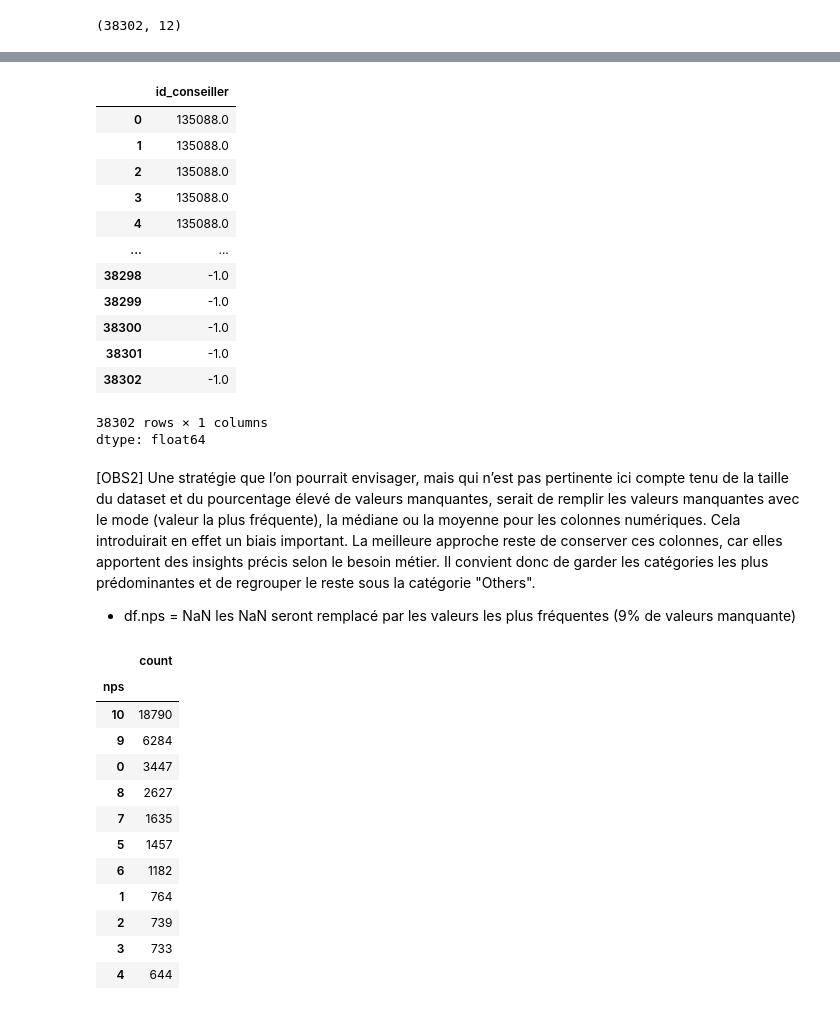
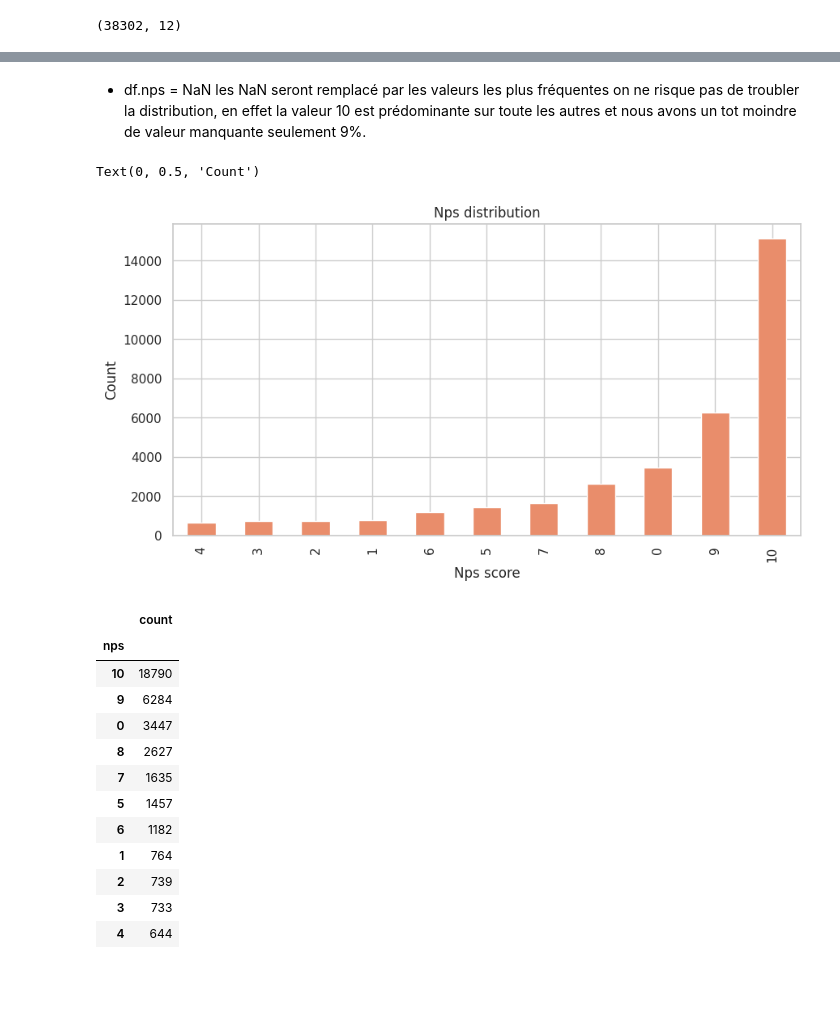
Before and after one commit to forSplinter/free_llm_2026_Intership, a Jupyter notebook: EDA_Preprocesing.ipynb, the cells around one changed output, grey strips where cells are left out. Cells and saved outputs as stored; diff of their text form; code cells hidden in the pictures; blank space fills up the shorter version.

```diff
--- a/EDA_Preprocesing.ipynb
+++ b/EDA_Preprocesing.ipynb
@@ -157,26 +165,3 @@ df['date_contact'] = pd.to_datetime(df['date_contact'], format='%Y-%m-%d')
-# %%
-#don't give any releavent insight need to be drop or fillna(-1)
-df['id_conseiller'].value_counts()
-df['id_conseiller'].fillna(-1)
-# %% [output]
-|  | id_conseiller |
-| 0 | 135088.0 |
-| 1 | 135088.0 |
-| 2 | 135088.0 |
-| 3 | 135088.0 |
-| 4 | 135088.0 |
-| ... | ... |
-| 38298 | -1.0 |
-| 38299 | -1.0 |
-| 38300 | -1.0 |
-| 38301 | -1.0 |
-| 38302 | -1.0 |
-38302 rows × 1 columns
-dtype: float64
-# %% [markdown]
-[OBS2] Une stratégie que l’on pourrait envisager, mais qui n’est pas pertinente ici compte tenu de la taille du dataset et du pourcentage élevé de valeurs manquantes, serait de remplir les valeurs manquantes avec le mode (valeur la plus fréquente), la médiane ou la moyenne pour les colonnes numériques. Cela introduirait en effet un biais important. La meilleure approche reste de conserver ces colonnes, car elles apportent des insights précis selon le besoin métier. Il convient donc de garder les catégories les plus prédominantes et de regrouper le reste sous la catégorie "Others".
-
-* df.nps = NaN les NaN seront remplacé par les valeurs les plus fréquentes (9% de valeurs manquante)
 # %%
 for col in ['nom_departement', 'nom_region', 'canal', 'du_societe_label', 'offer_label']:
   df[col] = df[col].fillna('unknown')
@@ -185,6 +170,17 @@ for col in ['nom_departement', 'nom_region', 'offer_label', 'du_societe_label',
   counts = df[col].value_counts()
   _ = counts[counts < 50].index
   df[col] = df[col].replace(_, 'Other')
+# %% [markdown]
+* df.nps = NaN les NaN seront remplacé par les valeurs les plus fréquentes on ne risque pas de troubler la distribution, en effet la valeur 10 est prédominante sur toute les autres et nous avons un tot moindre de valeur manquante seulement 9%.
+# %%
+ax = df['nps'].value_counts().sort_values()\
+    .plot(kind='bar', title='Nps distribution',
+          figsize=(10, 5),)
+ax.set_xlabel('Nps score')
+ax.set_ylabel('Count')
+# %% [output]
+Text(0, 0.5, 'Count')
+[figure, added]
 # %%
 df['nps'] = df['nps'].fillna(df['nps'].mode()[0])
 df['nps'].value_counts()
```
Also changed, not shown: parts of 33 cells of this notebook.
